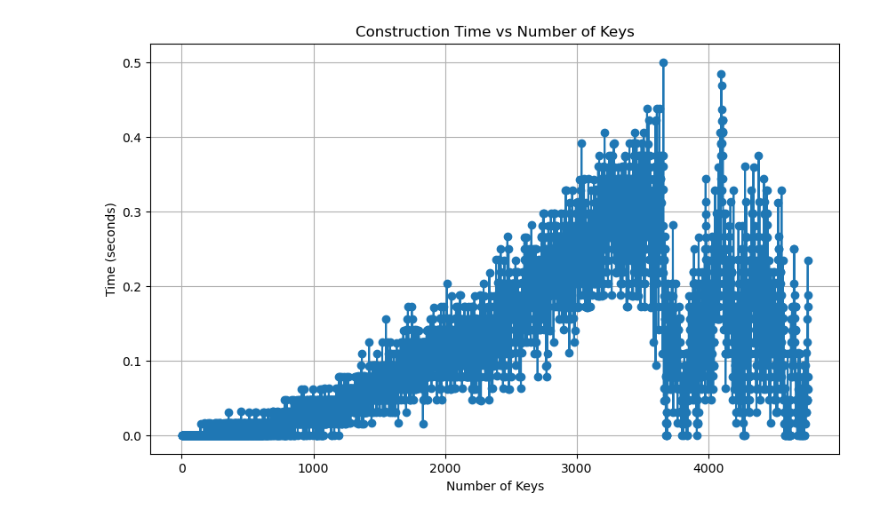
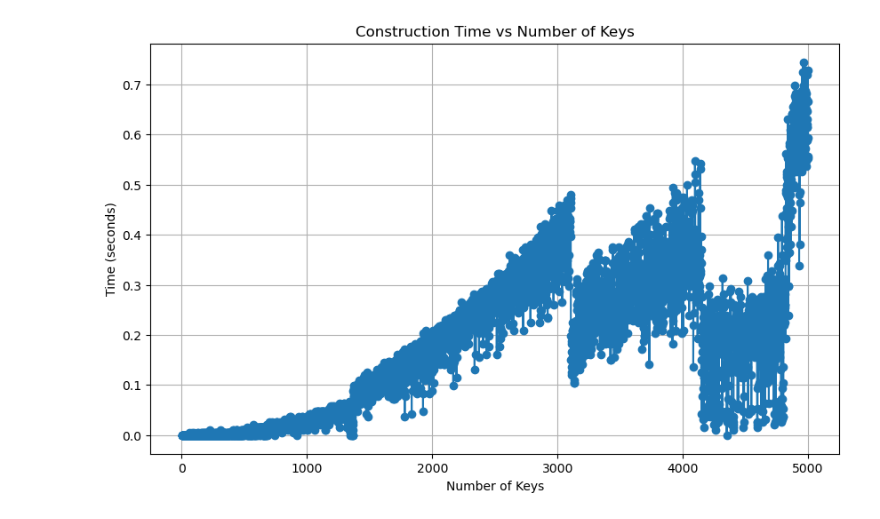
Before and after one commit to Mengxiao-LI/projet_algo, a Jupyter notebook: construction_temps.ipynb, the cells around one changed output. Drawn from its saved outputs; the diff is of its cells as text; code cells hidden in the pictures.

```diff
--- a/construction_temps.ipynb
+++ b/construction_temps.ipynb
@@ -1,17 +1,17 @@
 # %%
 import pandas as pd
 import matplotlib.pyplot as plt
 
 # 读取 CSV 文件
-df = pd.read_csv('construction_times.csv')
+df = pd.read_csv('construction_times2.csv')
 
 # 绘制图表
 plt.figure(figsize=(10, 6))
-plt.plot(df['Count'], df['Time'], marker='o')
+plt.plot(df['Count'], df['AverageTime'], marker='o')
 plt.title('Construction Time vs Number of Keys')
 plt.xlabel('Number of Keys')
 plt.ylabel('Time (seconds)')
 plt.grid(True)
 plt.show()
 # %% [output]
-[figure, old version]
+[figure, new version]
```
Also changed, not shown: 1 other file.
